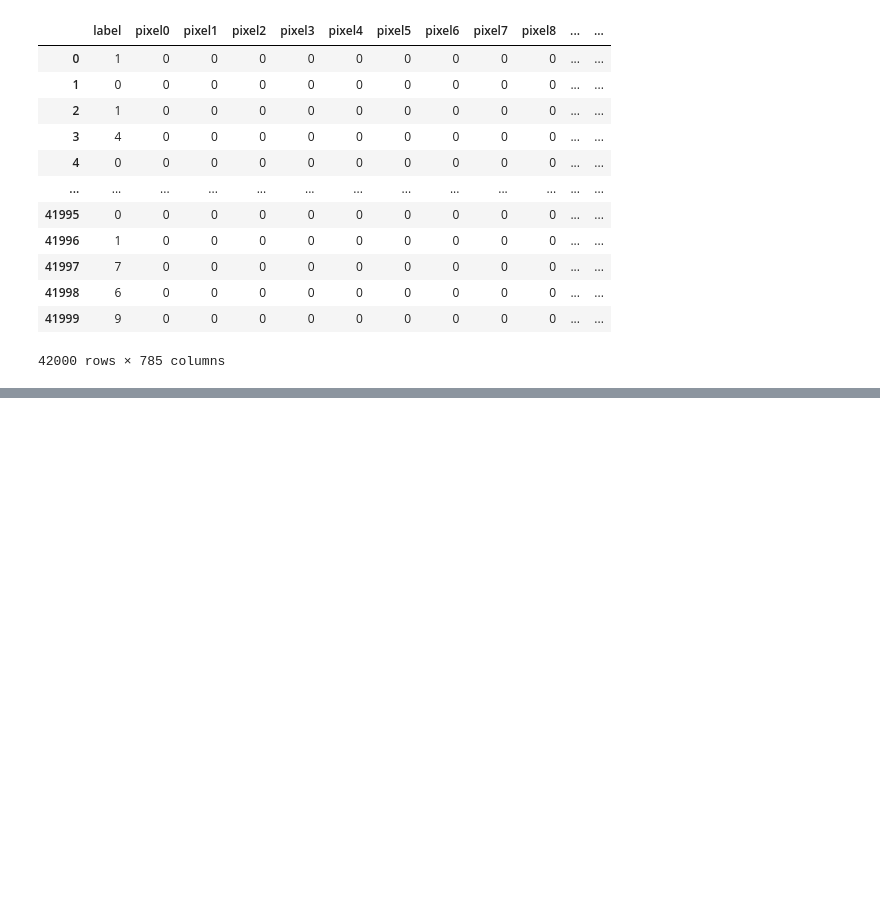
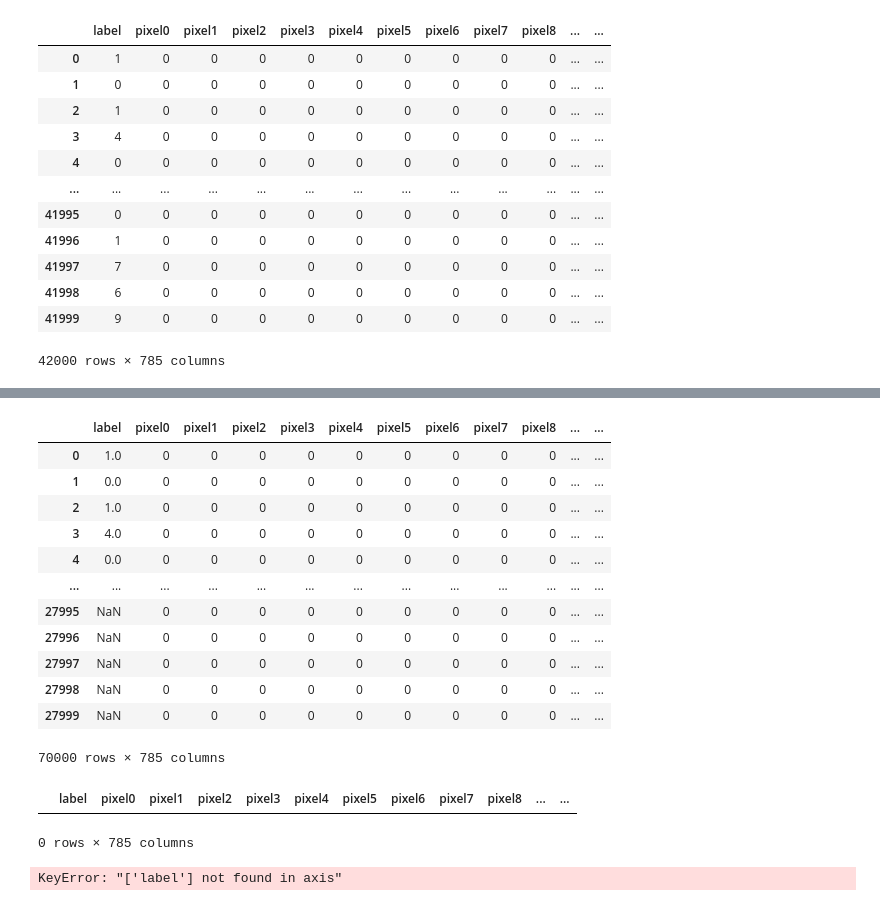
Before and after one commit to rickshev/kaggle_digit_recog, a Jupyter notebook: digit_recog_ML.ipynb, the cells around one changed output, grey strips where cells are left out. Cells and saved outputs as stored; diff of their text form; code cells hidden in the pictures; blank space fills up the shorter version.

```diff
--- a/digit_recog_ML.ipynb
+++ b/digit_recog_ML.ipynb
@@ -49,3 +70,38 @@ y = train["label"]
+# %%
+frames = [train, test]
+df = pd.concat(frames)
+df
+# %% [output]
+|  | label | pixel0 | pixel1 | pixel2 | pixel3 | pixel4 | pixel5 | pixel6 | pixel7 | pixel8 | ... | ... |
+| 0 | 1.0 | 0 | 0 | 0 | 0 | 0 | 0 | 0 | 0 | 0 | ... | ... |
+| 1 | 0.0 | 0 | 0 | 0 | 0 | 0 | 0 | 0 | 0 | 0 | ... | ... |
+| 2 | 1.0 | 0 | 0 | 0 | 0 | 0 | 0 | 0 | 0 | 0 | ... | ... |
+| 3 | 4.0 | 0 | 0 | 0 | 0 | 0 | 0 | 0 | 0 | 0 | ... | ... |
+| 4 | 0.0 | 0 | 0 | 0 | 0 | 0 | 0 | 0 | 0 | 0 | ... | ... |
+| ... | ... | ... | ... | ... | ... | ... | ... | ... | ... | ... | ... | ... |
+| 27995 | NaN | 0 | 0 | 0 | 0 | 0 | 0 | 0 | 0 | 0 | ... | ... |
+| 27996 | NaN | 0 | 0 | 0 | 0 | 0 | 0 | 0 | 0 | 0 | ... | ... |
+| 27997 | NaN | 0 | 0 | 0 | 0 | 0 | 0 | 0 | 0 | 0 | ... | ... |
+| 27998 | NaN | 0 | 0 | 0 | 0 | 0 | 0 | 0 | 0 | 0 | ... | ... |
+| 27999 | NaN | 0 | 0 | 0 | 0 | 0 | 0 | 0 | 0 | 0 | ... | ... |
+70000 rows × 785 columns
+# %%
+## ***I DON'T KNOW WHY THIS ISN'T WORKING*** ##
+## ***                                   *** ##
+
+df_test = df.loc[df["label"] == np.nan]
+df_test
+# %% [output]
+|  | label | pixel0 | pixel1 | pixel2 | pixel3 | pixel4 | pixel5 | pixel6 | pixel7 | pixel8 | ... | ... |
+0 rows × 785 columns
+# %%
+data = df.drop("label", axis=1)
+test_data = test.drop("label", axis=1)
+feature_names = train.columns
+target = df["label"]
+target_names = ["0","1", "2", "3", "4", "5", "6", "7", "8", "9"]
+# %% [output]
+KeyError: "['label'] not found in axis"
 # %%
 # Start with KNN to see predictability
 from sklearn.model_selection import train_test_split
```
Also changed, not shown: parts of 9 cells of this notebook.
